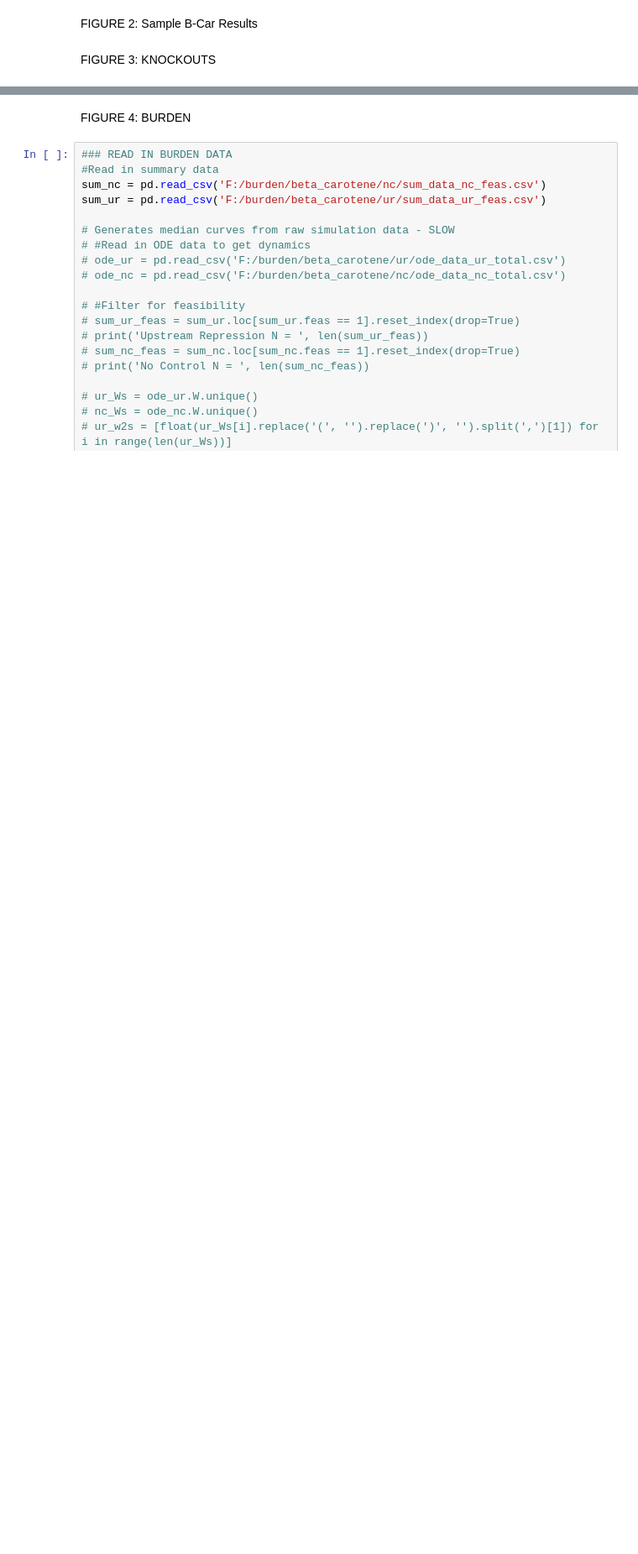
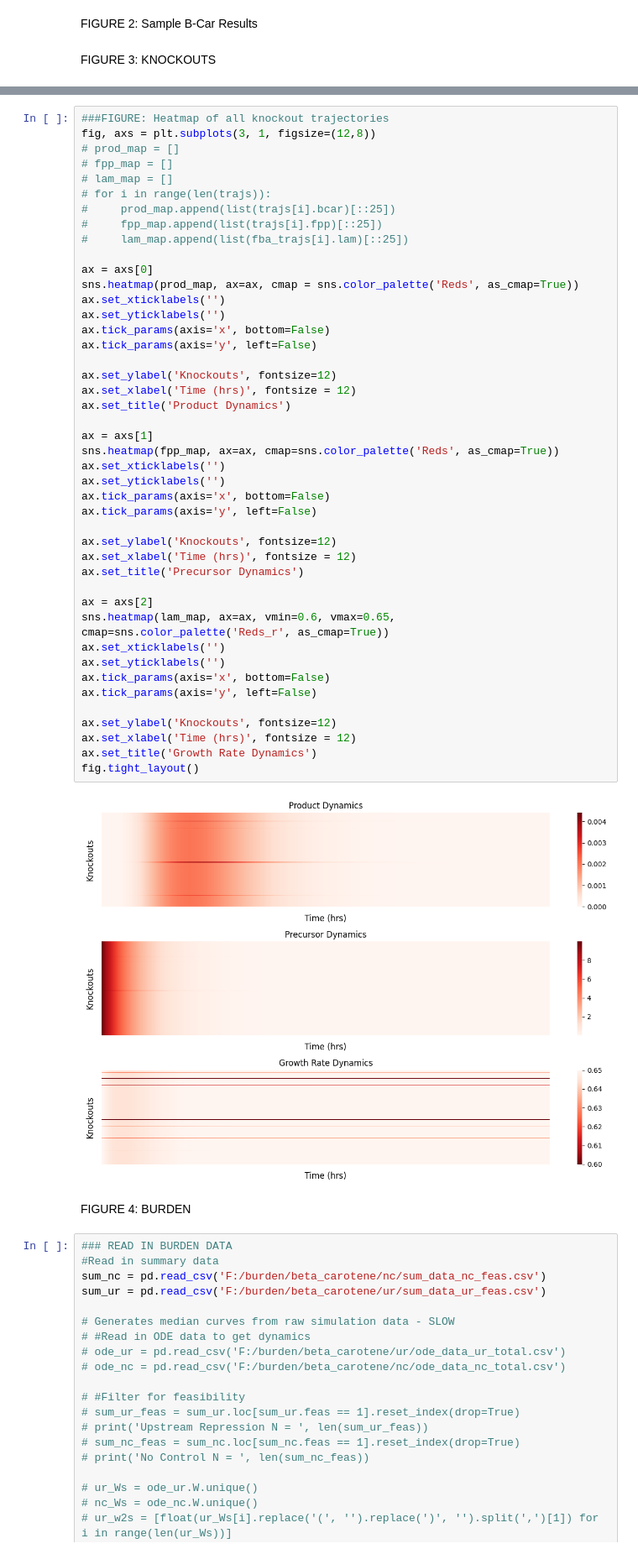
Before and after one commit to cjmerzbacher/joint-simulator, a Jupyter notebook: visualization/bcar_visualization.ipynb, the cells around one changed output, grey strips where cells are left out. Shown at 84% size. Cells and saved outputs as stored; diff of their text form; blank space fills up the shorter version.

```diff
--- a/visualization/bcar_visualization.ipynb
+++ b/visualization/bcar_visualization.ipynb
@@ -87,3 +215,49 @@ sns.heatmap(peak_bcar_map)
+# %%
+###FIGURE: Heatmap of all knockout trajectories
+fig, axs = plt.subplots(3, 1, figsize=(12,8))
+# prod_map = []
+# fpp_map = []
+# lam_map = []
+# for i in range(len(trajs)):
+#     prod_map.append(list(trajs[i].bcar)[::25])
+#     fpp_map.append(list(trajs[i].fpp)[::25])
+#     lam_map.append(list(fba_trajs[i].lam)[::25])
+
+ax = axs[0]
+sns.heatmap(prod_map, ax=ax, cmap = sns.color_palette('Reds', as_cmap=True))
+ax.set_xticklabels('')
+ax.set_yticklabels('')
+ax.tick_params(axis='x', bottom=False)
+ax.tick_params(axis='y', left=False)
+
+ax.set_ylabel('Knockouts', fontsize=12)
+ax.set_xlabel('Time (hrs)', fontsize = 12)
+ax.set_title('Product Dynamics')
+
+ax = axs[1]
+sns.heatmap(fpp_map, ax=ax, cmap=sns.color_palette('Reds', as_cmap=True))
+ax.set_xticklabels('')
+ax.set_yticklabels('')
+ax.tick_params(axis='x', bottom=False)
+ax.tick_params(axis='y', left=False)
+
+ax.set_ylabel('Knockouts', fontsize=12)
+ax.set_xlabel('Time (hrs)', fontsize = 12)
+ax.set_title('Precursor Dynamics')
+
+ax = axs[2]
+sns.heatmap(lam_map, ax=ax, vmin=0.6, vmax=0.65, cmap=sns.color_palette('Reds_r', as_cmap=True))
+ax.set_xticklabels('')
+ax.set_yticklabels('')
+ax.tick_params(axis='x', bottom=False)
+ax.tick_params(axis='y', left=False)
+
+ax.set_ylabel('Knockouts', fontsize=12)
+ax.set_xlabel('Time (hrs)', fontsize = 12)
+ax.set_title('Growth Rate Dynamics')
+fig.tight_layout()
+# %% [output]
+[figure, added]
 # %% [markdown]
 FIGURE 4: BURDEN
 # %%
```
Also changed, not shown: parts of 11 cells of this notebook, 1 other file.
